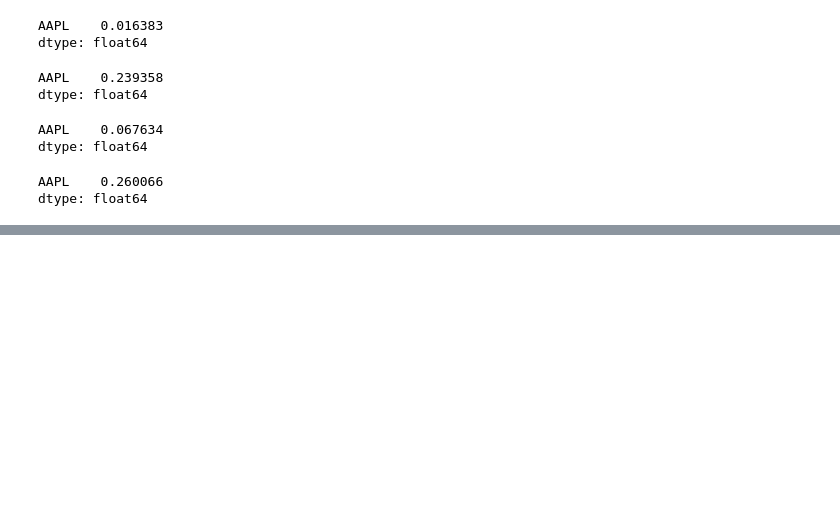
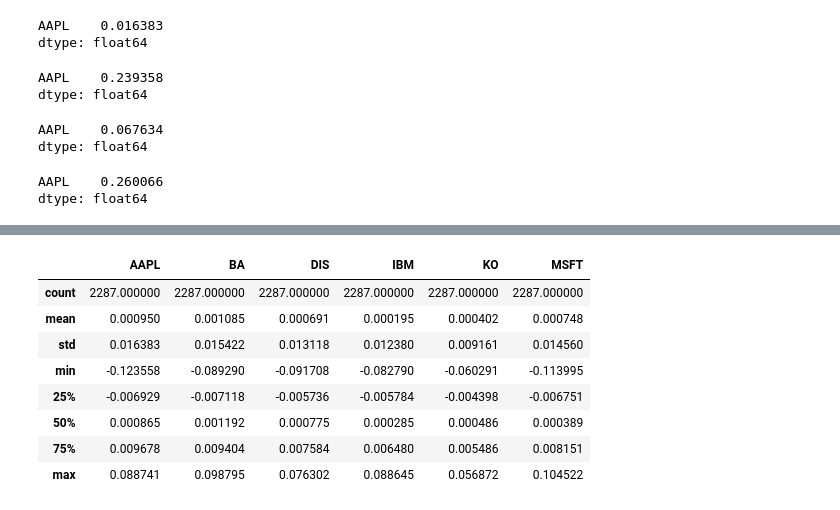
Before and after one commit to JamieW365/finance_projects, a Jupyter notebook: notebooks/essential_finance.ipynb, the cells around one changed output, grey strips where cells are left out. Saved outputs shown, nothing was run; the diff lists cells and outputs as text; code cells hidden in the pictures; blank space fills up the shorter version.

```diff
--- a/notebooks/essential_finance.ipynb
+++ b/notebooks/essential_finance.ipynb
@@ -441,0 +481,13 @@ dtype: float64
+# %%
+# We can pull stats using the describe method
+df_ret.describe()
+# %% [output]
+|  | AAPL | BA | DIS | IBM | KO | MSFT |
+| count | 2287.000000 | 2287.000000 | 2287.000000 | 2287.000000 | 2287.000000 | 2287.000000 |
+| mean | 0.000950 | 0.001085 | 0.000691 | 0.000195 | 0.000402 | 0.000748 |
+| std | 0.016383 | 0.015422 | 0.013118 | 0.012380 | 0.009161 | 0.014560 |
+| min | -0.123558 | -0.089290 | -0.091708 | -0.082790 | -0.060291 | -0.113995 |
+| 25% | -0.006929 | -0.007118 | -0.005736 | -0.005784 | -0.004398 | -0.006751 |
+| 50% | 0.000865 | 0.001192 | 0.000775 | 0.000285 | 0.000486 | 0.000389 |
+| 75% | 0.009678 | 0.009404 | 0.007584 | 0.006480 | 0.005486 | 0.008151 |
+| max | 0.088741 | 0.098795 | 0.076302 | 0.088645 | 0.056872 | 0.104522 |
```
Also changed, not shown: parts of 7 cells of this notebook.
